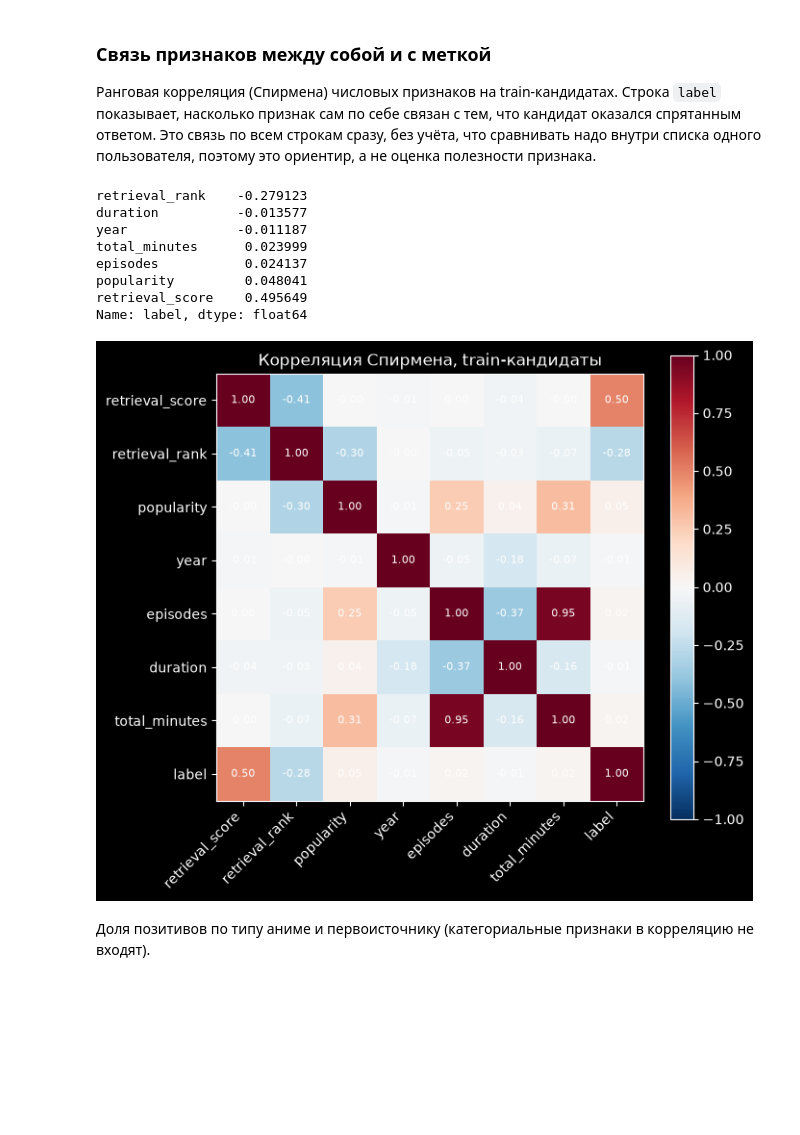
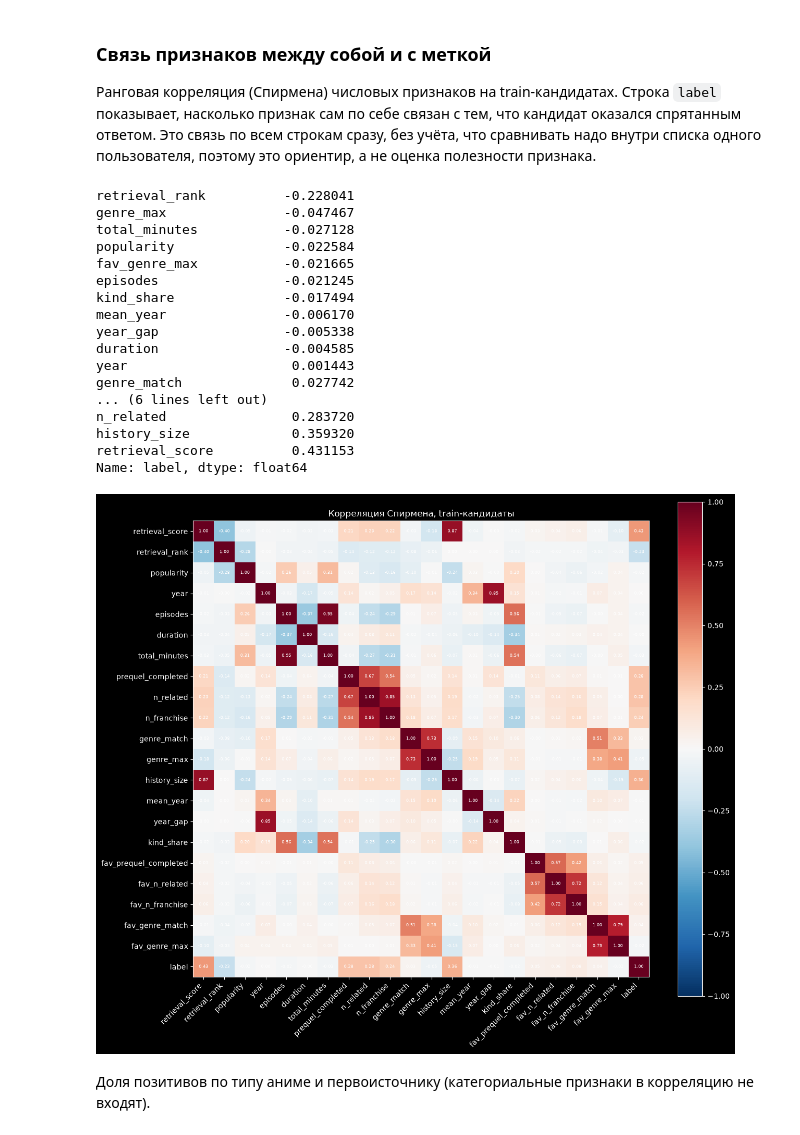
Before and after one commit to aka-iriska/anime-recsys, a Jupyter notebook: notebooks/05_ranking.ipynb, the cells around one changed output. Cells and saved outputs as stored; diff of their text form; code cells hidden in the pictures; blank space fills up the shorter version.

```diff
--- a/notebooks/05_ranking.ipynb
+++ b/notebooks/05_ranking.ipynb
@@ -163,28 +196,37 @@ data[columns].head()
 # %%
 numeric = [c for c in columns if c not in anime.CATEGORICAL_FEATURES] + ["label"]
 corr = data.loc[data["group"] == "train", numeric].corr(method="spearman")
 
-fig, ax = plt.subplots(figsize=(7, 6))
+fig, ax = plt.subplots(figsize=(13, 11))
 im = ax.imshow(corr, cmap="RdBu_r", vmin=-1, vmax=1)
 ax.set_xticks(range(len(numeric)), numeric, rotation=45, ha="right")
 ax.set_yticks(range(len(numeric)), numeric)
 for i in range(len(numeric)):
     for j in range(len(numeric)):
-        ax.text(j, i, f"{corr.iloc[i, j]:.2f}", ha="center", va="center", fontsize=8)
+        ax.text(j, i, f"{corr.iloc[i, j]:.2f}", ha="center", va="center", fontsize=6)
 fig.colorbar(im)
 ax.set_title("Корреляция Спирмена, train-кандидаты")
 plt.tight_layout()
 corr["label"].drop("label").sort_values()
 # %% [output]
-retrieval_rank    -0.279123
-duration          -0.013577
-year              -0.011187
-total_minutes      0.023999
-episodes           0.024137
-popularity         0.048041
-retrieval_score    0.495649
+retrieval_rank          -0.228041
+genre_max               -0.047467
+total_minutes           -0.027128
+popularity              -0.022584
+fav_genre_max           -0.021665
+episodes                -0.021245
+kind_share              -0.017494
+mean_year               -0.006170
+year_gap                -0.005338
+duration                -0.004585
+year                     0.001443
+genre_match              0.027742
+... (6 lines left out)
+n_related                0.283720
+history_size             0.359320
+retrieval_score          0.431153
 Name: label, dtype: float64
-[figure, old version]
+[figure, new version]
 # %% [markdown]
 Доля позитивов по типу аниме и первоисточнику (категориальные признаки в корреляцию не входят).
 # %%
```
Also changed, not shown: parts of 27 cells of this notebook.
